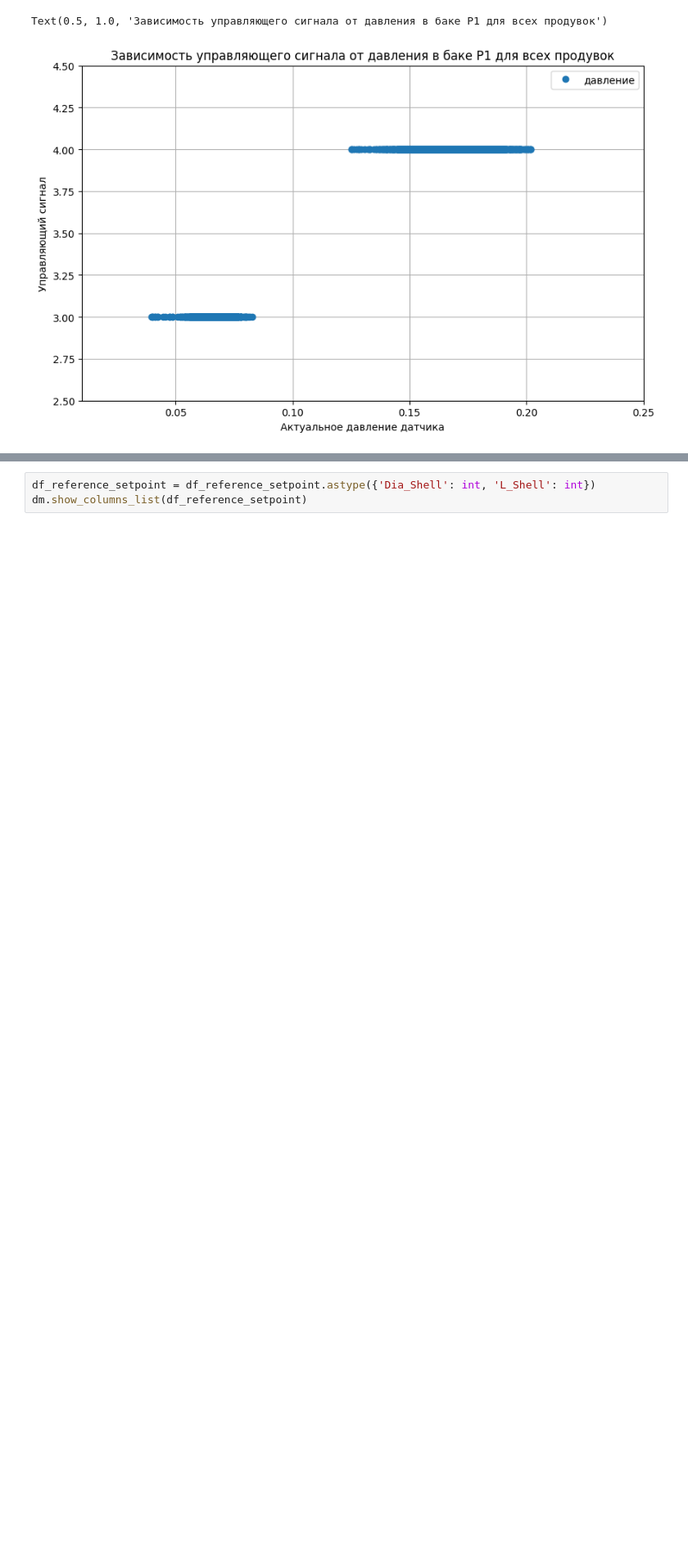
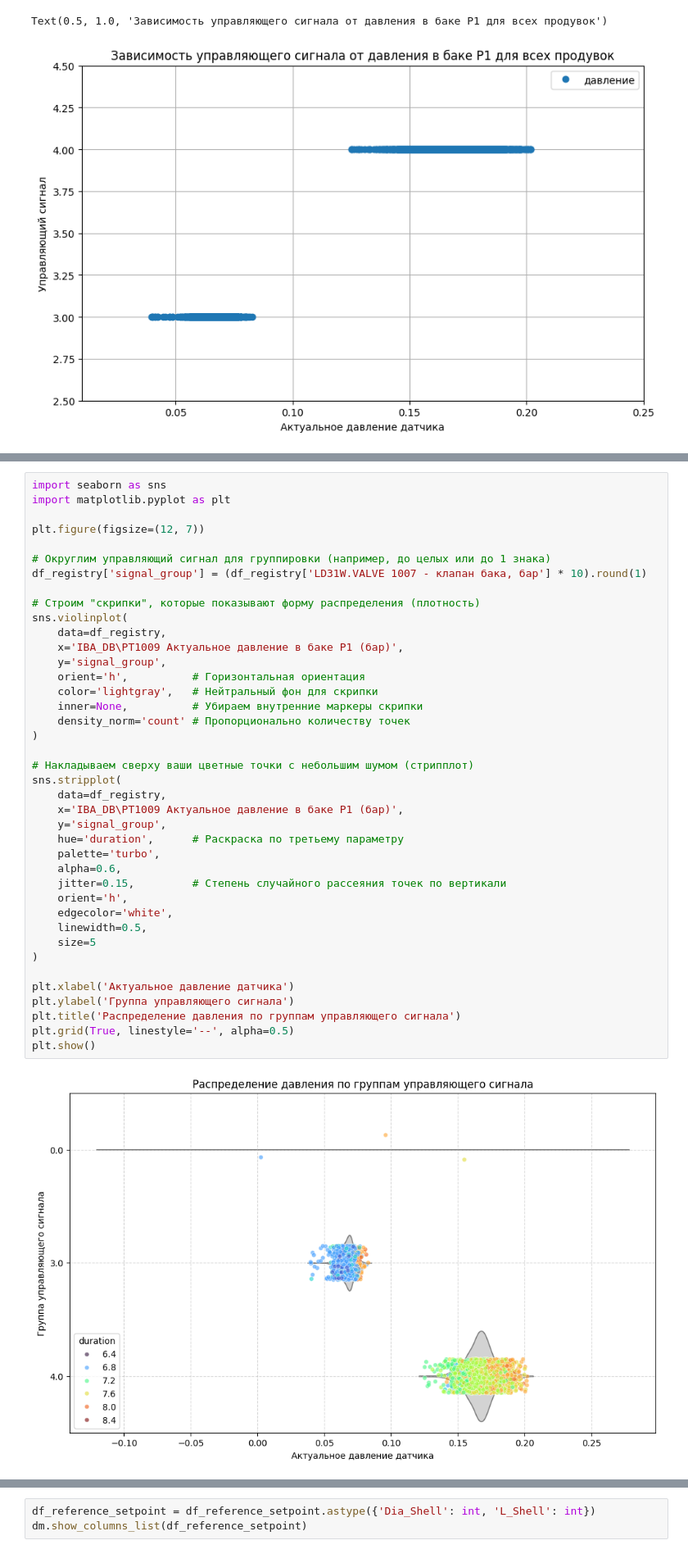
Before and after one commit to Chamipu/Deoxidation_analytical_model-, a Jupyter notebook: main_AnaliticModel.ipynb, the cells around one changed output, grey strips where cells are left out. Shown at 82% size. Saved outputs shown, nothing was run; the diff lists cells and outputs as text; blank space fills up the shorter version.

```diff
--- a/main_AnaliticModel.ipynb
+++ b/main_AnaliticModel.ipynb
@@ -117,0 +114,42 @@ plt.show()
+# %%
+import seaborn as sns
+import matplotlib.pyplot as plt
+
+plt.figure(figsize=(12, 7))
+
+# Округлим управляющий сигнал для группировки (например, до целых или до 1 знака)
+df_registry['signal_group'] = (df_registry['LD31W.VALVE 1007 - клапан бака, бар'] * 10).round(1)
+
+# Строим "скрипки", которые показывают форму распределения (плотность)
+sns.violinplot(
+    data=df_registry,
+    x='IBA_DB\PT1009 Актуальное давление в баке P1 (бар)',
+    y='signal_group',
+    orient='h',          # Горизонтальная ориентация
+    color='lightgray',   # Нейтральный фон для скрипки
+    inner=None,          # Убираем внутренние маркеры скрипки
+    density_norm='count' # Пропорционально количеству точек
+)
+
+# Накладываем сверху ваши цветные точки с небольшим шумом (стрипплот)
+sns.stripplot(
+    data=df_registry,
+    x='IBA_DB\PT1009 Актуальное давление в баке P1 (бар)',
+    y='signal_group',
+    hue='duration',      # Раскраска по третьему параметру
+    palette='turbo',
+    alpha=0.6,
+    jitter=0.15,         # Степень случайного рассеяния точек по вертикали
+    orient='h',
+    edgecolor='white',
+    linewidth=0.5,
+    size=5
+)
+
+plt.xlabel('Актуальное давление датчика')
+plt.ylabel('Группа управляющего сигнала')
+plt.title('Распределение давления по группам управляющего сигнала')
+plt.grid(True, linestyle='--', alpha=0.5)
+plt.show()
+# %% [output]
+[figure, added]
```
Also changed, not shown: parts of 6 cells of this notebook, 9 other files.
